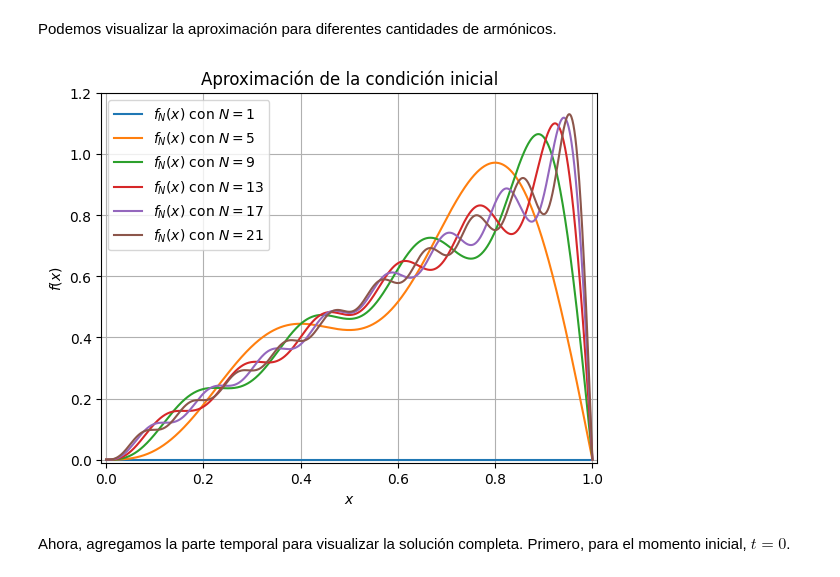
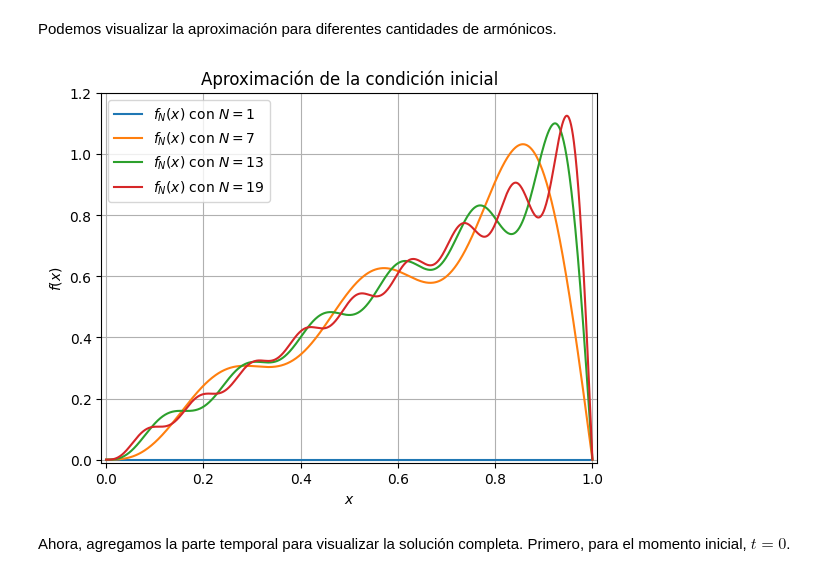
Before and after one commit to Mauricio-Fragoso-Mendoza/Ecuaciones-Diferenciales-Parciales-I, a Jupyter notebook: Ecuacion del calor.ipynb, the cells around one changed output. Drawn from its saved outputs; the diff is of its cells as text; code cells hidden in the pictures.

```diff
--- a/Ecuacion del calor.ipynb
+++ b/Ecuacion del calor.ipynb
@@ -56,14 +56,14 @@ show()
 # %% [markdown]
 Podemos visualizar la aproximación para diferentes cantidades de armónicos.
 # %%
-for i in range(1,22,4):
+for i in range(1,20,6):
     plot(x,u_0(x,i),label='$f_N(x)$ con $N=%d$' %i)
 plt.xlabel('$x$'); plt.ylabel('$f(x)$');
 plt.title("Aproximación de la condición inicial")
 xlim([-0.01,1.01]),ylim([-0.01,1.2]),grid(),legend()
 show()
 # %% [output]
-[figure, old version]
+[figure, new version]
 # %% [markdown]
 Ahora, agregamos la parte temporal para visualizar la solución completa. Primero, para el momento inicial, $t=0$.
 # %%
```
Also changed, not shown: parts of 5 cells of this notebook.
